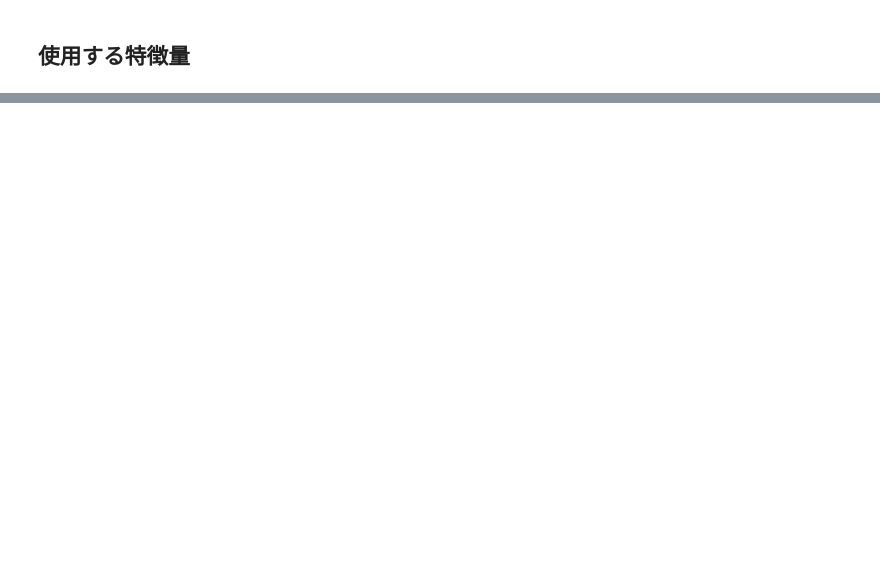
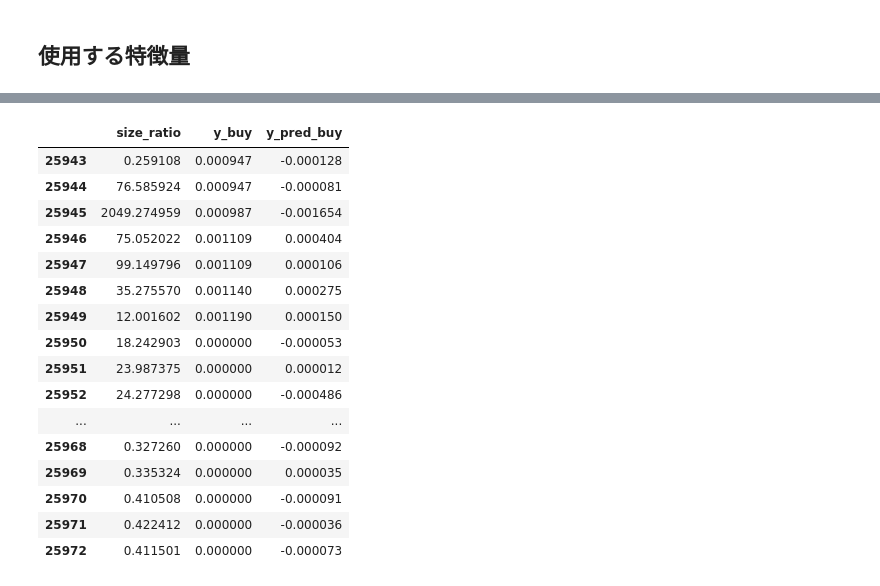
Before and after one commit to Joichiro433/Ticker, a Jupyter notebook: notebook/ML_trade_LIMIT_LGB.ipynb, the cells around one changed output, grey strips where cells are left out. Saved outputs shown, nothing was run; the diff lists cells and outputs as text; code cells hidden in the pictures; blank space fills up the shorter version.

```diff
--- a/notebook/ML_trade_LIMIT_LGB.ipynb
+++ b/notebook/ML_trade_LIMIT_LGB.ipynb
@@ -58,0 +311,20 @@ features = [
+# %%
+df[['size_ratio', 'y_buy', 'y_pred_buy']].head(30)
+# %% [output]
+|  | size_ratio | y_buy | y_pred_buy |
+| 25943 | 0.259108 | 0.000947 | -0.000128 |
+| 25944 | 76.585924 | 0.000947 | -0.000081 |
+| 25945 | 2049.274959 | 0.000987 | -0.001654 |
+| 25946 | 75.052022 | 0.001109 | 0.000404 |
+| 25947 | 99.149796 | 0.001109 | 0.000106 |
+| 25948 | 35.275570 | 0.001140 | 0.000275 |
+| 25949 | 12.001602 | 0.001190 | 0.000150 |
+| 25950 | 18.242903 | 0.000000 | -0.000053 |
+| 25951 | 23.987375 | 0.000000 | 0.000012 |
+| 25952 | 24.277298 | 0.000000 | -0.000486 |
+| ... | ... | ... | ... |
+| 25968 | 0.327260 | 0.000000 | -0.000092 |
+| 25969 | 0.335324 | 0.000000 | 0.000035 |
+| 25970 | 0.410508 | 0.000000 | -0.000091 |
+| 25971 | 0.422412 | 0.000000 | -0.000036 |
+| 25972 | 0.411501 | 0.000000 | -0.000073 |
```
Also changed, not shown: parts of 13 cells of this notebook, 2 other files.
